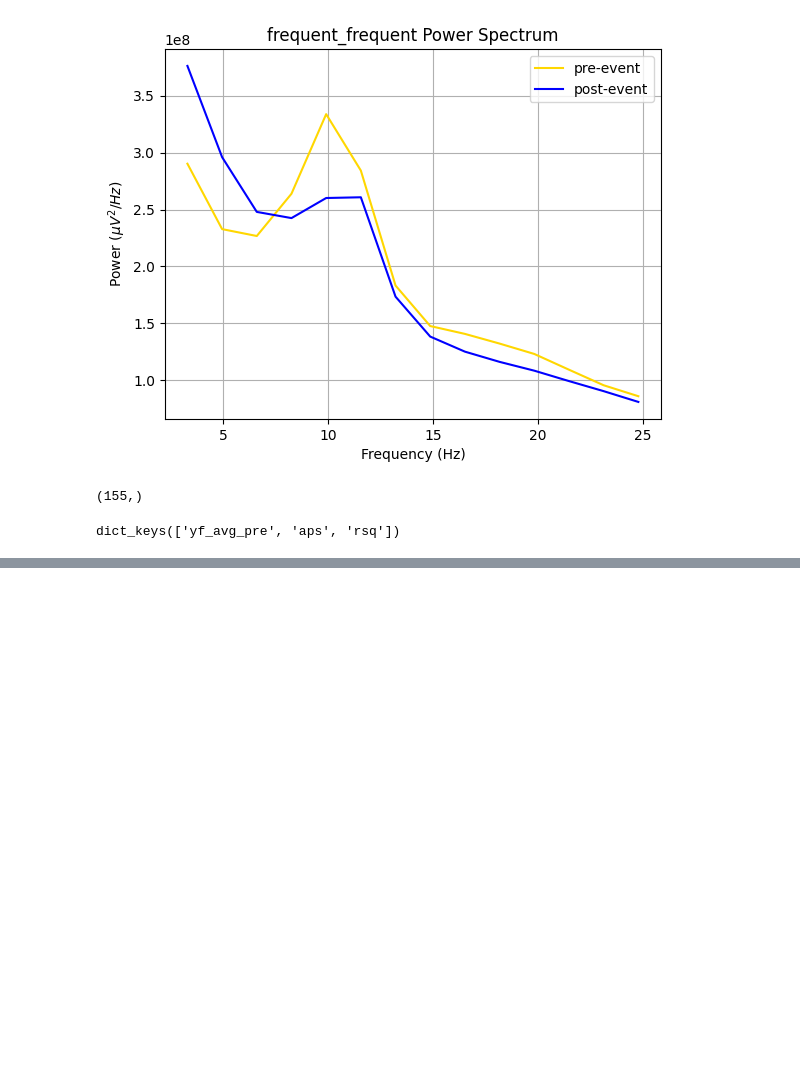
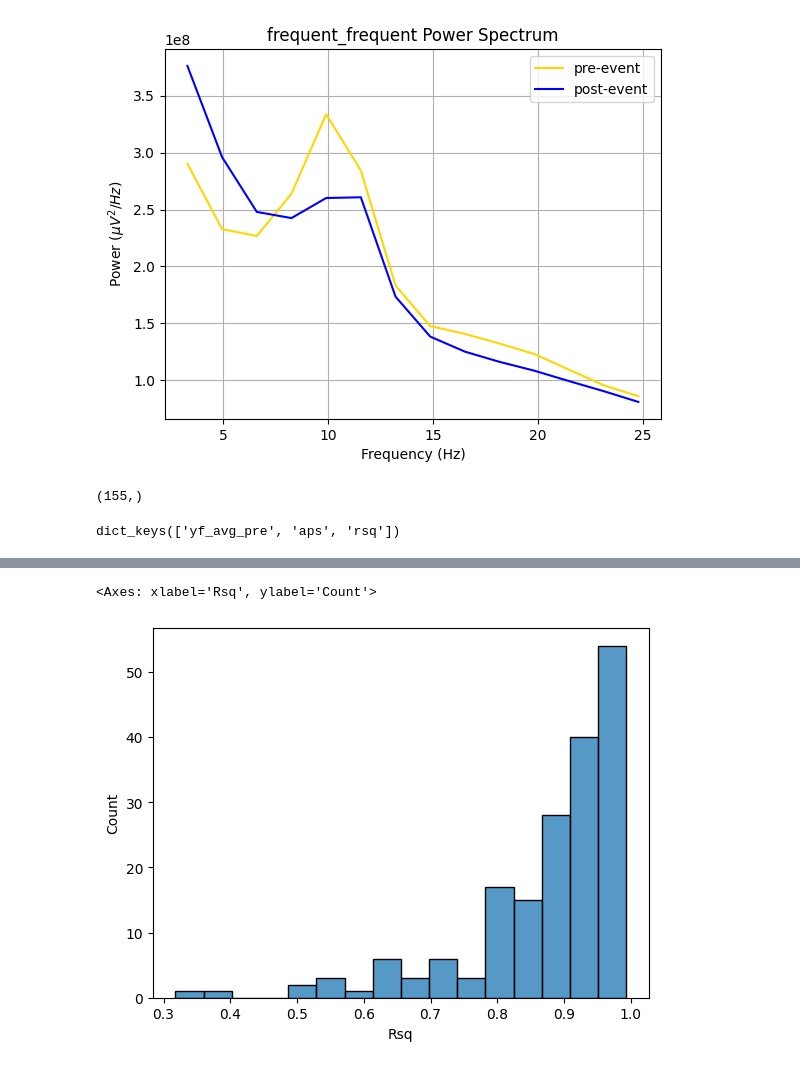
Before and after one commit to leoflur/EEG_ERP_Aperiodic_Analysis, a Jupyter notebook: Cygnus_Jnotebook_1_30_25.ipynb, the cells around one changed output, grey strips where cells are left out. Saved outputs shown, nothing was run; the diff lists cells and outputs as text; code cells hidden in the pictures; blank space fills up the shorter version.

```diff
--- a/Cygnus_Jnotebook_1_30_25.ipynb
+++ b/Cygnus_Jnotebook_1_30_25.ipynb
@@ -702,3 +483,8 @@ SyntaxError: invalid syntax (564008131.py, line 8)
+# %%
+r_squared_hist(data_frame)
+# %% [output]
+<Axes: xlabel='Rsq', ylabel='Count'>
+[figure, added]
 # %%
 #turn everything into functions
 #we need everything in a python script
```
Also changed, not shown: parts of 7 cells of this notebook, 2 other files.
